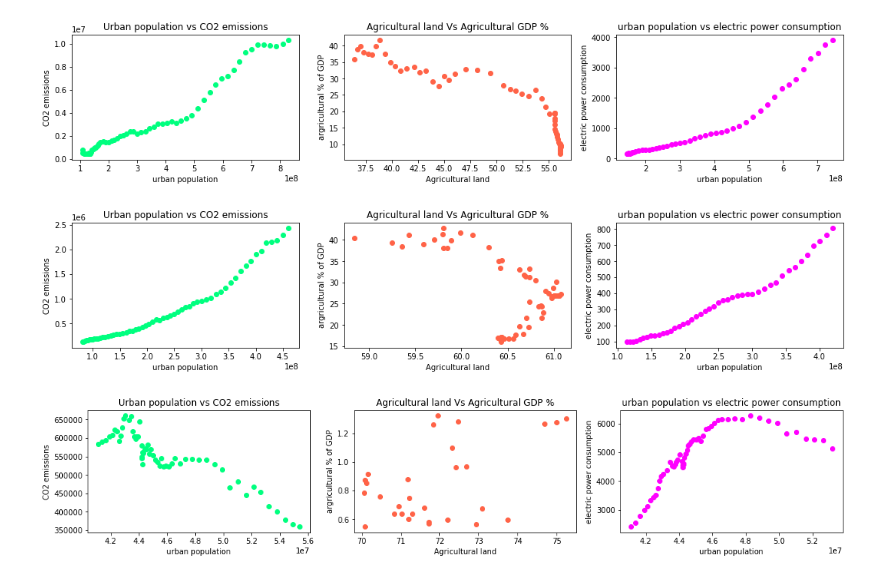
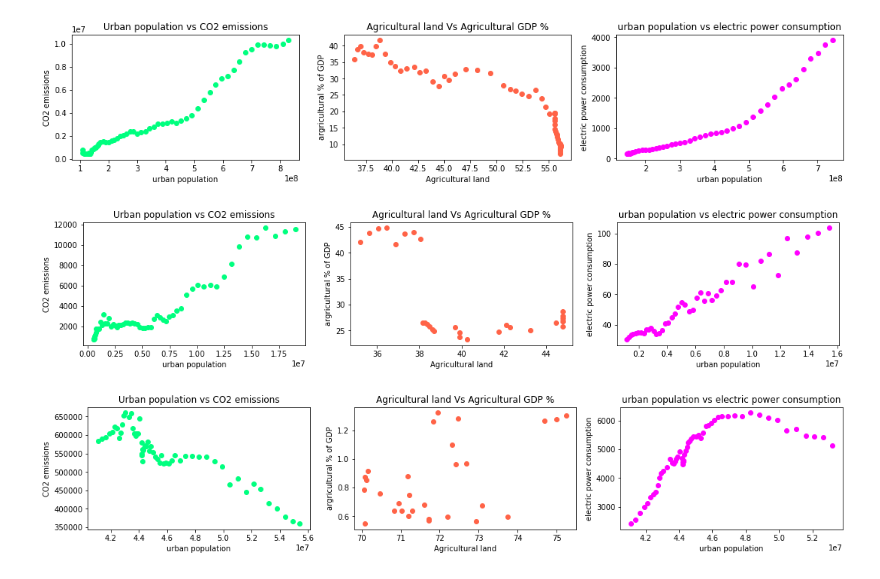
Before and after one commit to tejachalmala/Applied-DataScience-Assignment-2, a Jupyter notebook: asignment3.ipynb, the cells around one changed output. Cells and saved outputs as stored; diff of their text form; code cells hidden in the pictures.

```diff
--- a/asignment3.ipynb
+++ b/asignment3.ipynb
@@ -204,9 +205,9 @@ create_country_level_indicator_plots('China', plot_details_list)
 # %% [output]
 [figure]
 # %%
-create_country_level_indicator_plots('India', plot_details_list)
+create_country_level_indicator_plots('Tanzania', plot_details_list)
 # %% [output]
-[figure, old version]
+[figure, new version]
 # %%
 create_country_level_indicator_plots('United Kingdom', plot_details_list)
 # %% [output]
```
Also changed, not shown: parts of 4 cells of this notebook, 1 other file.
